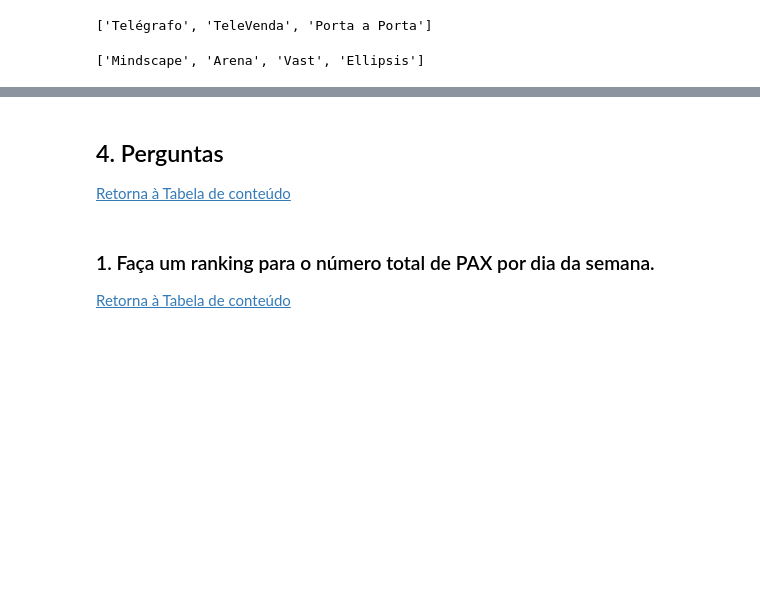
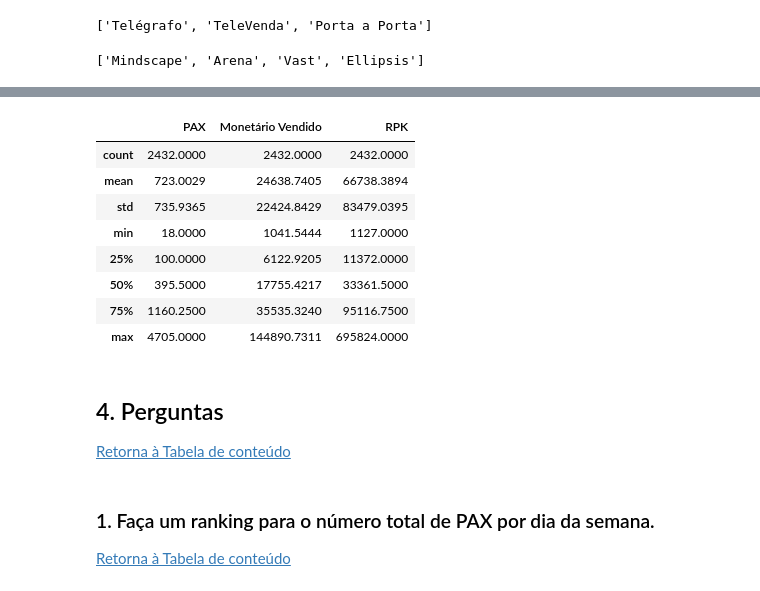
Before and after one commit to pathilink/gol, a Jupyter notebook: case_gol.ipynb, the cells around one changed output, grey strips where cells are left out. Saved outputs shown, nothing was run; the diff lists cells and outputs as text; code cells hidden in the pictures; blank space fills up the shorter version.

```diff
--- a/case_gol.ipynb
+++ b/case_gol.ipynb
@@ -120,3 +114,15 @@ Fim do período em análise: 2017-04-01 00:00:00.
+# %%
+df.describe()
+# %% [output]
+|  | PAX | Monetário Vendido | RPK |
+| count | 2432.0000 | 2432.0000 | 2432.0000 |
+| mean | 723.0029 | 24638.7405 | 66738.3894 |
+| std | 735.9365 | 22424.8429 | 83479.0395 |
+| min | 18.0000 | 1041.5444 | 1127.0000 |
+| 25% | 100.0000 | 6122.9205 | 11372.0000 |
+| 50% | 395.5000 | 17755.4217 | 33361.5000 |
+| 75% | 1160.2500 | 35535.3240 | 95116.7500 |
+| max | 4705.0000 | 144890.7311 | 695824.0000 |
 # %% [markdown]
 ## 4. Perguntas
 [Retorna à Tabela de conteúdo](#Tabela-de-conteúdo)
```
Also changed, not shown: parts of 45 cells of this notebook.
